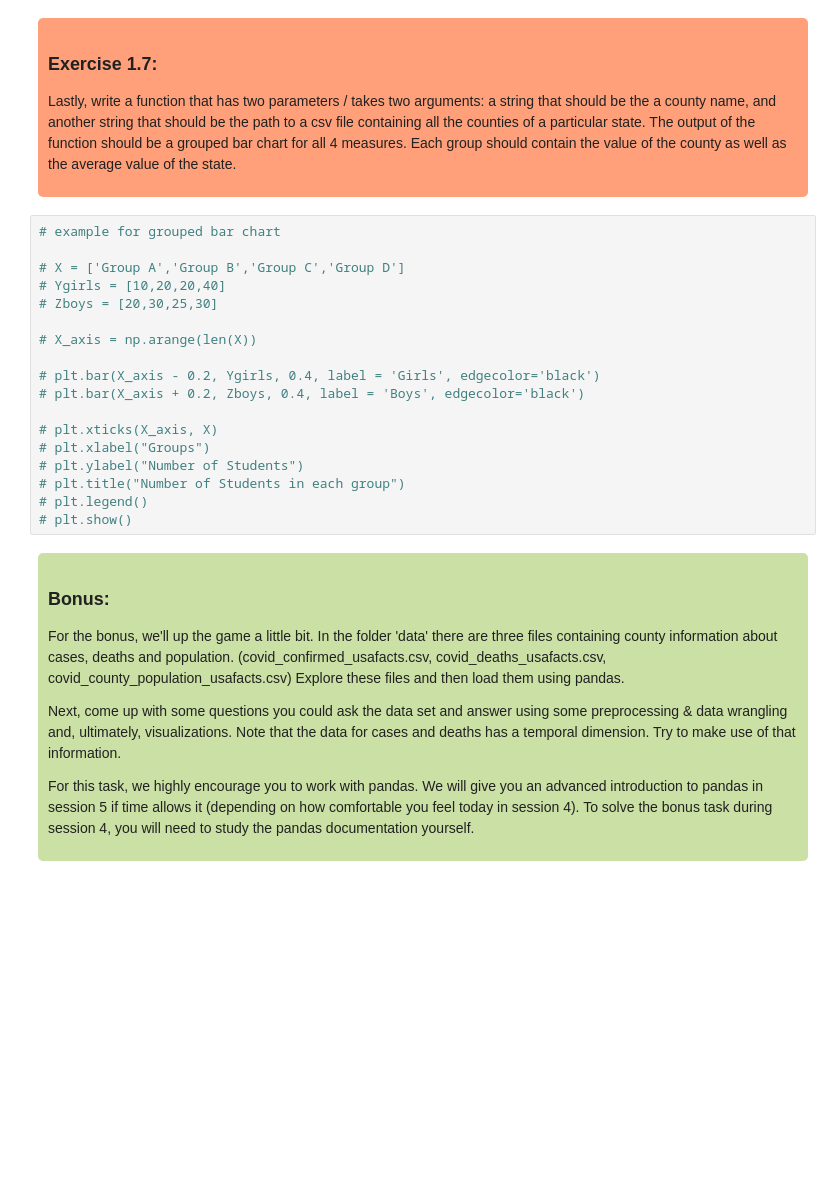
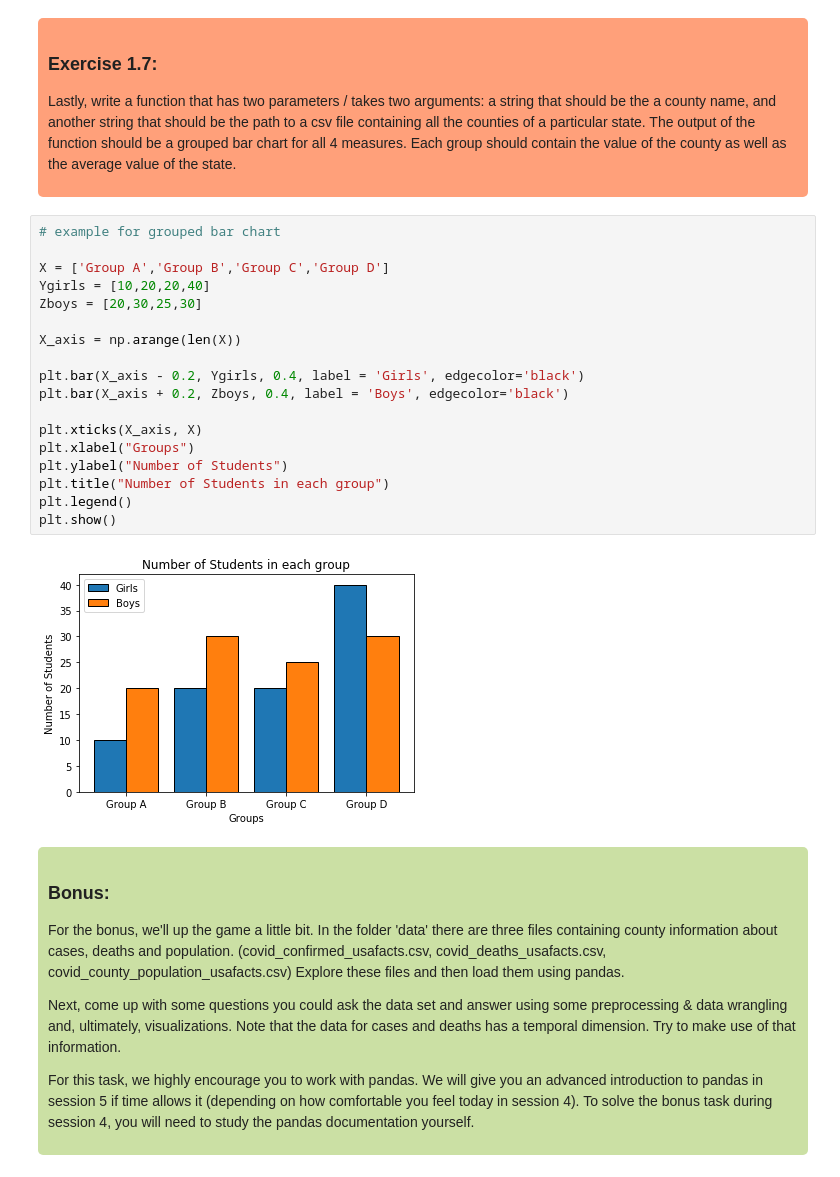
Before and after one commit to rob3rtroessler/CS-14115, a Jupyter notebook: session_04/session_04_notebook_student.ipynb, the cells around one changed output. Cells and saved outputs as stored; diff of their text form; blank space fills up the shorter version.

```diff
--- a/session_04/session_04_notebook_student.ipynb
+++ b/session_04/session_04_notebook_student.ipynb
@@ -95,21 +97,23 @@ Lastly, write a function that has two parameters / takes two arguments: a string
 # %%
 # example for grouped bar chart
 
-# X = ['Group A','Group B','Group C','Group D']
-# Ygirls = [10,20,20,40]
-# Zboys = [20,30,25,30]
+X = ['Group A','Group B','Group C','Group D']
+Ygirls = [10,20,20,40]
+Zboys = [20,30,25,30]
 
-# X_axis = np.arange(len(X))
+X_axis = np.arange(len(X))
 
-# plt.bar(X_axis - 0.2, Ygirls, 0.4, label = 'Girls', edgecolor='black')
-# plt.bar(X_axis + 0.2, Zboys, 0.4, label = 'Boys', edgecolor='black')
+plt.bar(X_axis - 0.2, Ygirls, 0.4, label = 'Girls', edgecolor='black')
+plt.bar(X_axis + 0.2, Zboys, 0.4, label = 'Boys', edgecolor='black')
 
-# plt.xticks(X_axis, X)
-# plt.xlabel("Groups")
-# plt.ylabel("Number of Students")
-# plt.title("Number of Students in each group")
-# plt.legend()
-# plt.show()
+plt.xticks(X_axis, X)
+plt.xlabel("Groups")
+plt.ylabel("Number of Students")
+plt.title("Number of Students in each group")
+plt.legend()
+plt.show()
+# %% [output]
+[figure, added]
 # %% [markdown]
 <div style='background: #CBE0A4; padding: 10px; border: thin solid darblue; border-radius: 5px'>
 
```
Also changed, not shown: parts of 6 cells of this notebook, 6 other files.
